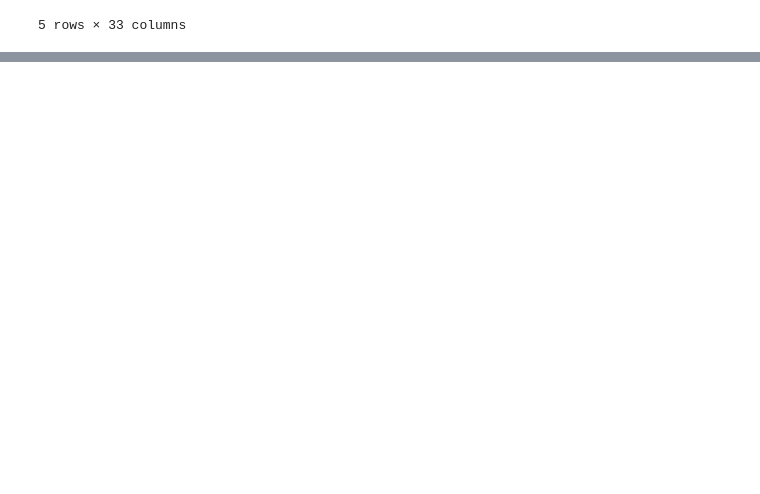
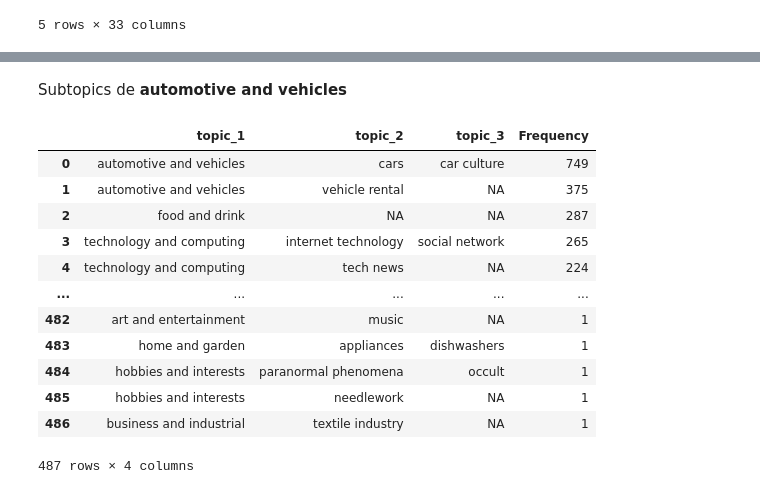
Before and after one commit to marinovik/TFM, a Jupyter notebook: Modelado/topic_ibmWatson.ipynb, the cells around one changed output, grey strips where cells are left out. Saved outputs shown, nothing was run; the diff lists cells and outputs as text; code cells hidden in the pictures; blank space fills up the shorter version.

```diff
--- a/topic_ibmWatson.ipynb
+++ b/Modelado/topic_ibmWatson.ipynb
@@ -429,0 +498,20 @@ dataset.to_csv('full-data.csv')
+# %% [markdown]
+Subtopics de **automotive and vehicles**
+# %%
+topics_df = pd.DataFrame(topics.value_counts())
+topics_df.reset_index(inplace=True)
+topics_df.rename(columns={0: 'Frequency'})
+# %% [output]
+|  | topic_1 | topic_2 | topic_3 | Frequency |
+| 0 | automotive and vehicles | cars | car culture | 749 |
+| 1 | automotive and vehicles | vehicle rental | NA | 375 |
+| 2 | food and drink | NA | NA | 287 |
+| 3 | technology and computing | internet technology | social network | 265 |
+| 4 | technology and computing | tech news | NA | 224 |
+| ... | ... | ... | ... | ... |
+| 482 | art and entertainment | music | NA | 1 |
+| 483 | home and garden | appliances | dishwashers | 1 |
+| 484 | hobbies and interests | paranormal phenomena | occult | 1 |
+| 485 | hobbies and interests | needlework | NA | 1 |
+| 486 | business and industrial | textile industry | NA | 1 |
+487 rows × 4 columns
```
Also changed, not shown: parts of 12 cells of this notebook, 27 other files.
